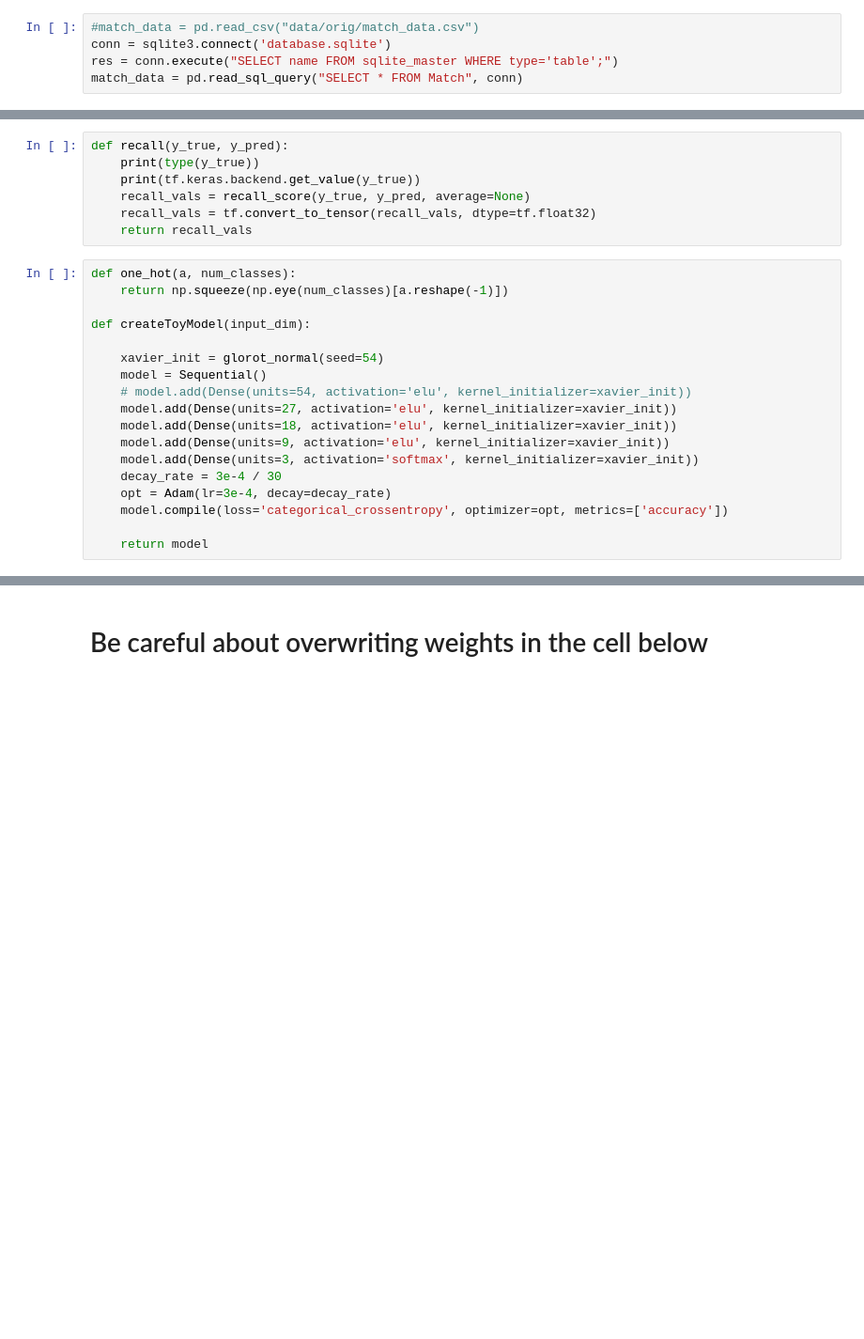
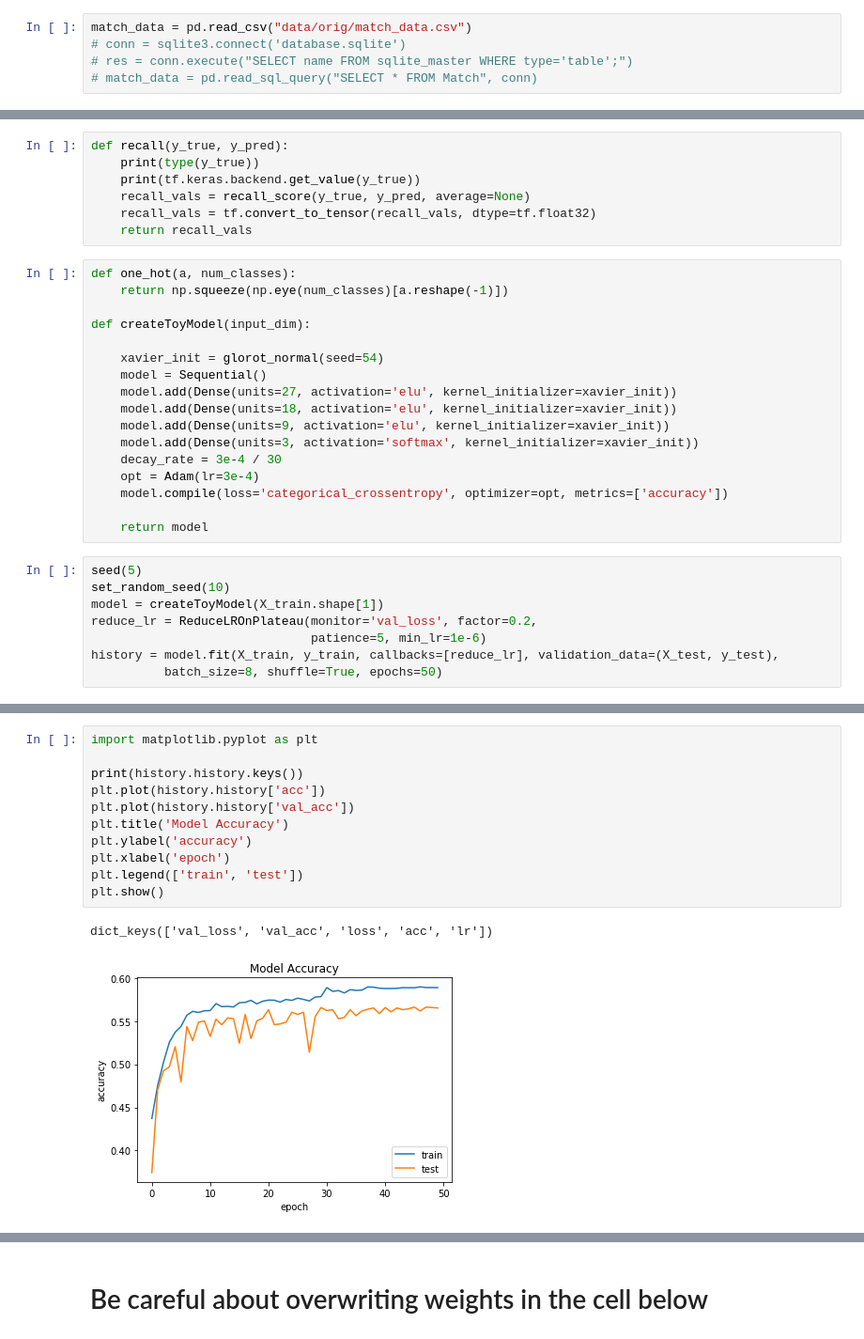
Before and after one commit to raymond2338/182-Project, a Jupyter notebook: Dense Model Selection.ipynb, the cells around one changed output, grey strips where cells are left out. Shown at 94% size. Drawn from its saved outputs; the diff is of its cells as text; blank space fills up the shorter version.

Commit message:
Added graphs to dense model

```diff
--- a/Dense Model Selection.ipynb
+++ b/Dense Model Selection.ipynb
@@ -32,10 +35,10 @@ data['away_won'] = data['label_away'].apply(lambda x: 1 if x == 1 else 0)
 data['away_loss'] = data['label_away'].apply(lambda x: 1 if x == -1 else 0)
 data['away_draw'] = data['label_away'].apply(lambda x: 1 if x == 0 else 0)
 # %%
-#match_data = pd.read_csv("data/orig/match_data.csv")
-conn = sqlite3.connect('database.sqlite')
-res = conn.execute("SELECT name FROM sqlite_master WHERE type='table';")
-match_data = pd.read_sql_query("SELECT * FROM Match", conn)
+match_data = pd.read_csv("data/orig/match_data.csv")
+# conn = sqlite3.connect('database.sqlite')
+# res = conn.execute("SELECT name FROM sqlite_master WHERE type='table';")
+# match_data = pd.read_sql_query("SELECT * FROM Match", conn)
 # %%
 relevant_match_data = match_data[['season', 'match_api_id', 'date', 'home_team_api_id', 'away_team_api_id']]
 # %%
@@ -148,13 +223,20 @@ def createToyModel(input_dim):
 
     xavier_init = glorot_normal(seed=54)
     model = Sequential()
-    # model.add(Dense(units=54, activation='elu', kernel_initializer=xavier_init))
     model.add(Dense(units=27, activation='elu', kernel_initializer=xavier_init))
     model.add(Dense(units=18, activation='elu', kernel_initializer=xavier_init))
     model.add(Dense(units=9, activation='elu', kernel_initializer=xavier_init))
     model.add(Dense(units=3, activation='softmax', kernel_initializer=xavier_init))
     decay_rate = 3e-4 / 30
-    opt = Adam(lr=3e-4, decay=decay_rate)
+    opt = Adam(lr=3e-4)
     model.compile(loss='categorical_crossentropy', optimizer=opt, metrics=['accuracy'])
 
     return model
+# %%
+seed(5)
+set_random_seed(10)
+model = createToyModel(X_train.shape[1])
+reduce_lr = ReduceLROnPlateau(monitor='val_loss', factor=0.2,
+                              patience=5, min_lr=1e-6)
+history = model.fit(X_train, y_train, callbacks=[reduce_lr], validation_data=(X_test, y_test),
+          batch_size=8, shuffle=True, epochs=50)
@@ -160,0 +261,14 @@ def createToyModel(input_dim):
+# %%
+import matplotlib.pyplot as plt
+
+print(history.history.keys())
+plt.plot(history.history['acc'])
+plt.plot(history.history['val_acc'])
+plt.title('Model Accuracy')
+plt.ylabel('accuracy')
+plt.xlabel('epoch')
+plt.legend(['train', 'test'])
+plt.show()
+# %% [output]
+dict_keys(['val_loss', 'val_acc', 'loss', 'acc', 'lr'])
+[figure, added]
```
Also changed, not shown: parts of 12 cells of this notebook.
